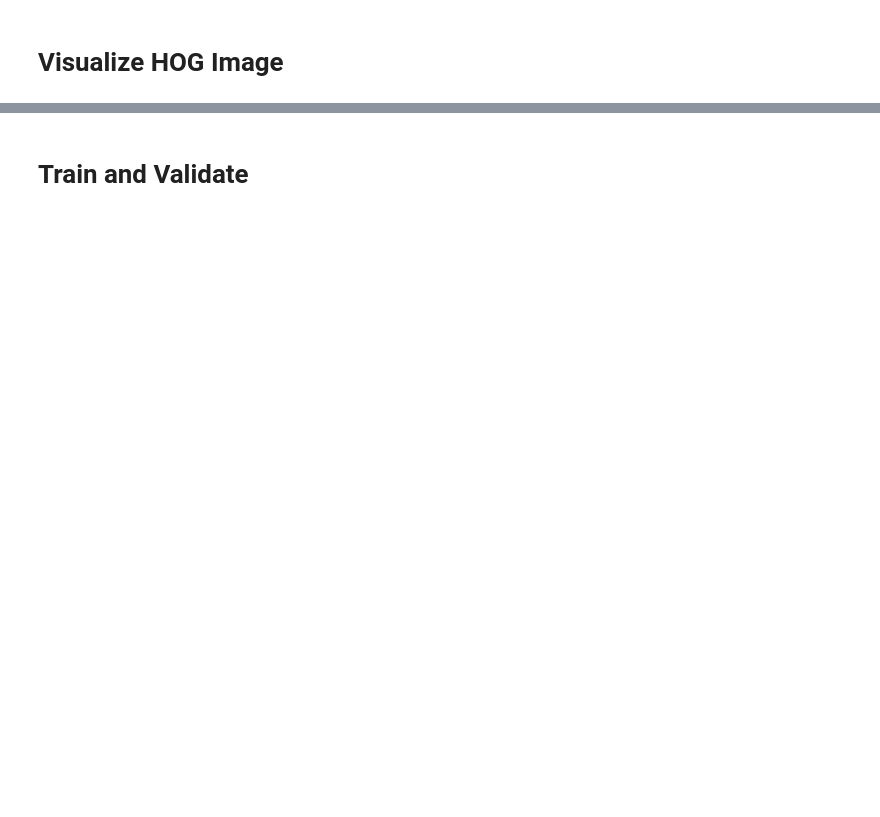
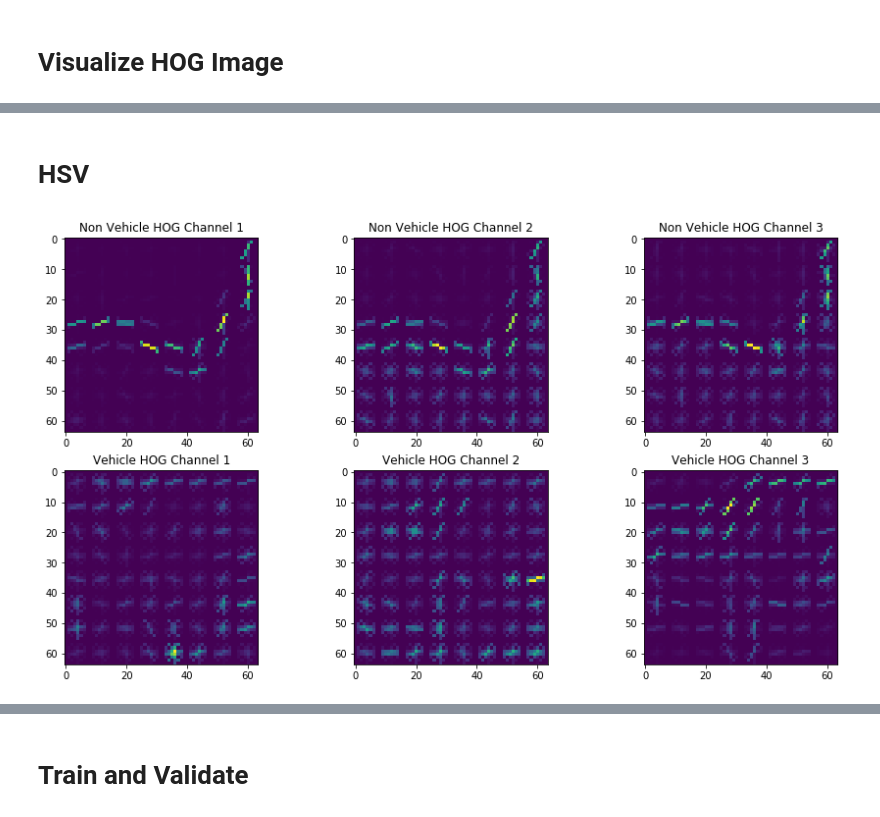
Before and after one commit to blown302/CarND-Vehicle-Detection, a Jupyter notebook: Vehicle-Detection.ipynb, the cells around one changed output, grey strips where cells are left out. Saved outputs shown, nothing was run; the diff lists cells and outputs as text; code cells hidden in the pictures; blank space fills up the shorter version.

```diff
--- a/Vehicle-Detection.ipynb
+++ b/Vehicle-Detection.ipynb
@@ -299,0 +463,6 @@ Text(0.5,1,'Vehicle HOG Image')
+# %% [markdown]
+# HSV
+# %%
+visualize_hog('HSV')
+# %% [output]
+[figure, added]
```
Also changed, not shown: parts of 23 cells of this notebook.
